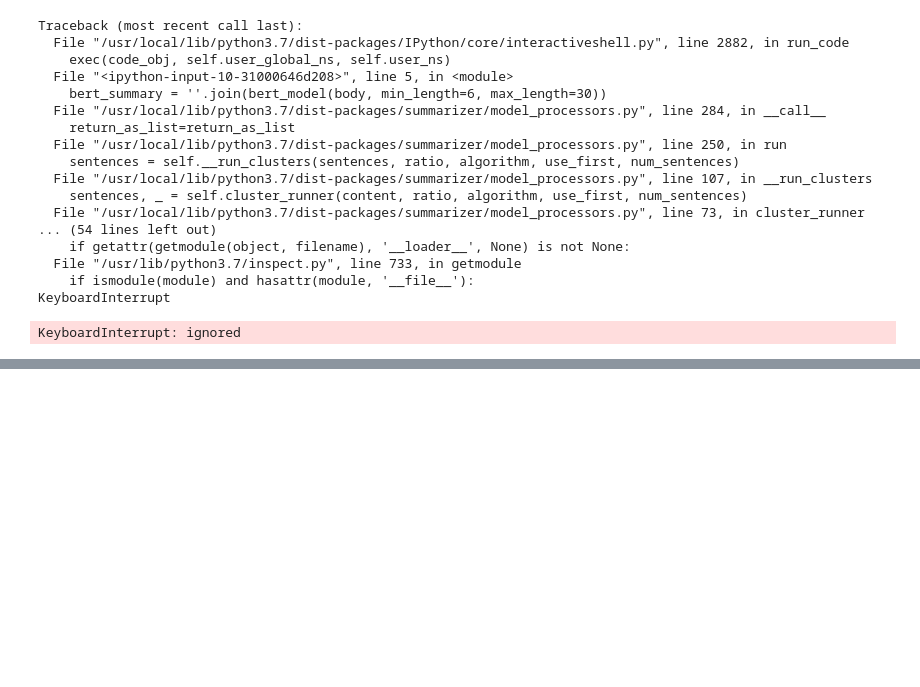
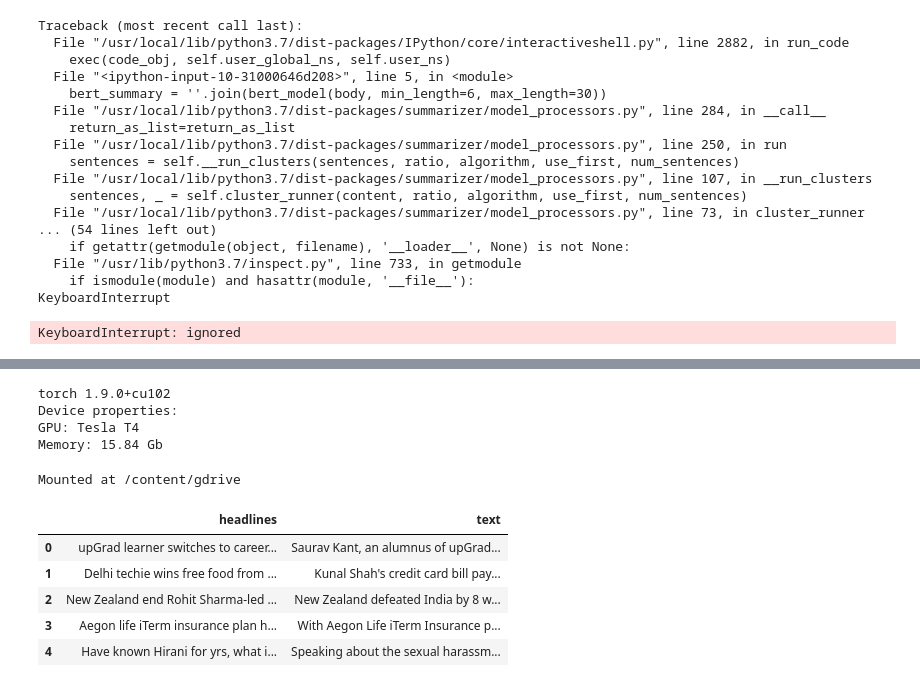
Before and after one commit to RoyElkabetz/Sentiment-Classification-of-Machine-Summarized-Text, a Jupyter notebook: Text_Summarization_pre_trained_summarizer.ipynb, the cells around one changed output, grey strips where cells are left out. Cells and saved outputs as stored; diff of their text form; code cells hidden in the pictures; blank space fills up the shorter version.

```diff
--- a/Text_Summarization_pre_trained_summarizer.ipynb
+++ b/Text_Summarization_pre_trained_summarizer.ipynb
@@ -410,0 +366,47 @@ with torch.no_grad():
+# %%
+import torch
+import sys
+import time
+import numpy as np
+import pandas as pd
+from tqdm.autonotebook import tqdm
+# from summarizer import Summarizer,TransformerSummarize
+from transformers import pipeline
+
+
+print(f'torch {torch.__version__}')
+print('Device properties:')
+if torch.cuda.is_available():
+    device = torch.device("cuda")
+    gpu_data = torch.cuda.get_device_properties(0)
+    gpu_name = gpu_data.name
+    gpu_mem  = f'{gpu_data.total_memory * 1e-9:.02f} Gb'
+    print(f'GPU: {gpu_name}\nMemory: {gpu_mem}')
+else:
+    device = torch.device("cpu")
+    print('CPU')
+
+PATH_DATASET = '/content/gdrive/MyDrive/Datasets/Text/news_summary_more.csv'
+# %% [output]
+torch 1.9.0+cu102
+Device properties:
+GPU: Tesla T4
+Memory: 15.84 Gb
+# %%
+## uncomment to mount google drive
+from google.colab import drive
+drive.mount('/content/gdrive')
+# %% [output]
+Mounted at /content/gdrive
+# %%
+data_df = pd.read_csv(PATH_DATASET ,encoding='utf-8')
+data_df.drop_duplicates(subset=['text'],inplace=True)  # dropping duplicates
+data_df.dropna(axis=0,inplace=True)  # dropping na
+data_df.head()
+# %% [output]
+|  | headlines | text |
+| 0 | upGrad learner switches to career... | Saurav Kant, an alumnus of upGrad... |
+| 1 | Delhi techie wins free food from ... | Kunal Shah's credit card bill pay... |
+| 2 | New Zealand end Rohit Sharma-led ... | New Zealand defeated India by 8 w... |
+| 3 | Aegon life iTerm insurance plan h... | With Aegon Life iTerm Insurance p... |
+| 4 | Have known Hirani for yrs, what i... | Speaking about the sexual harassm... |
```
Also changed, not shown: parts of 14 cells of this notebook.
